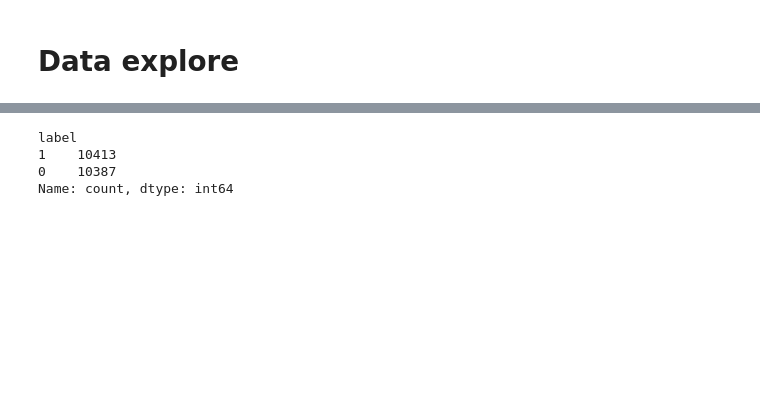
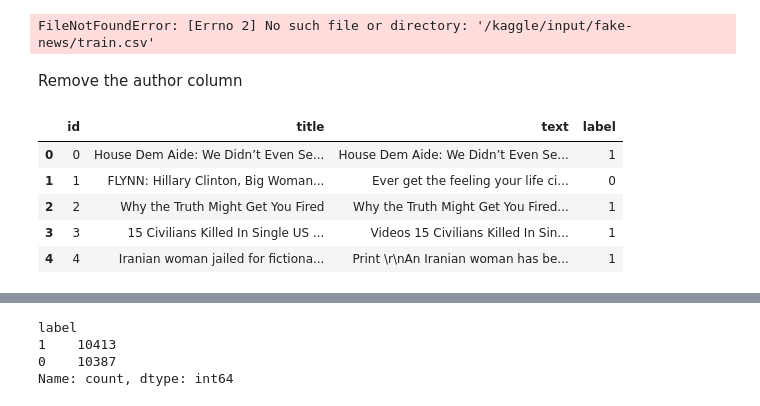
Before and after one commit to Kkrommm24/Fake_News_Detection, a Jupyter notebook: Model/UTK/utk_xgboost.ipynb, the cells around one changed output, grey strips where cells are left out. Cells and saved outputs as stored; diff of their text form; code cells hidden in the pictures; blank space fills up the shorter version.

```diff
--- a/Model/UTK/utk_xgboost.ipynb
+++ b/Model/UTK/utk_xgboost.ipynb
@@ -23,9 +36,26 @@ for dirname, _, filenames in os.walk('/kaggle/input'):
 # %%
-# Load data
-train = pd.read_csv('/kaggle/input/fake-news/train.csv')
-test = pd.read_csv('/kaggle/input/fake-news/test.csv')
+run_mode = 'kaggle'
+if run_mode == 'kaggle':
+    train = pd.read_csv('/kaggle/input/fake-news/train.csv')
+    test = pd.read_csv('/kaggle/input/fake-news/test.csv')
+else: # local
+    train = pd.read_csv('../../Dataset_Original/UTK/train.csv')
+    test = pd.read_csv('../../Dataset_Original/UTK/test.csv')
+train.head()
+# %% [output]
+FileNotFoundError: [Errno 2] No such file or directory: '/kaggle/input/fake-news/train.csv'
-# %% [markdown]
-# Data explore
+# %% [markdown]
+Remove the author column
+# %%
+train.drop(columns=['author'], inplace=True)
+train.head()
+# %% [output]
+|  | id | title | text | label |
+| 0 | 0 | House Dem Aide: We Didn’t Even Se... | House Dem Aide: We Didn’t Even Se... | 1 |
+| 1 | 1 | FLYNN: Hillary Clinton, Big Woman... | Ever get the feeling your life ci... | 0 |
+| 2 | 2 | Why the Truth Might Get You Fired | Why the Truth Might Get You Fired... | 1 |
+| 3 | 3 | 15 Civilians Killed In Single US ... | Videos 15 Civilians Killed In Sin... | 1 |
+| 4 | 4 | Iranian woman jailed for fictiona... | Print \r\nAn Iranian woman has be... | 1 |
 # %%
 train.head()
 # %% [output]
```
Also changed, not shown: parts of 57 cells of this notebook, 2 other files.
